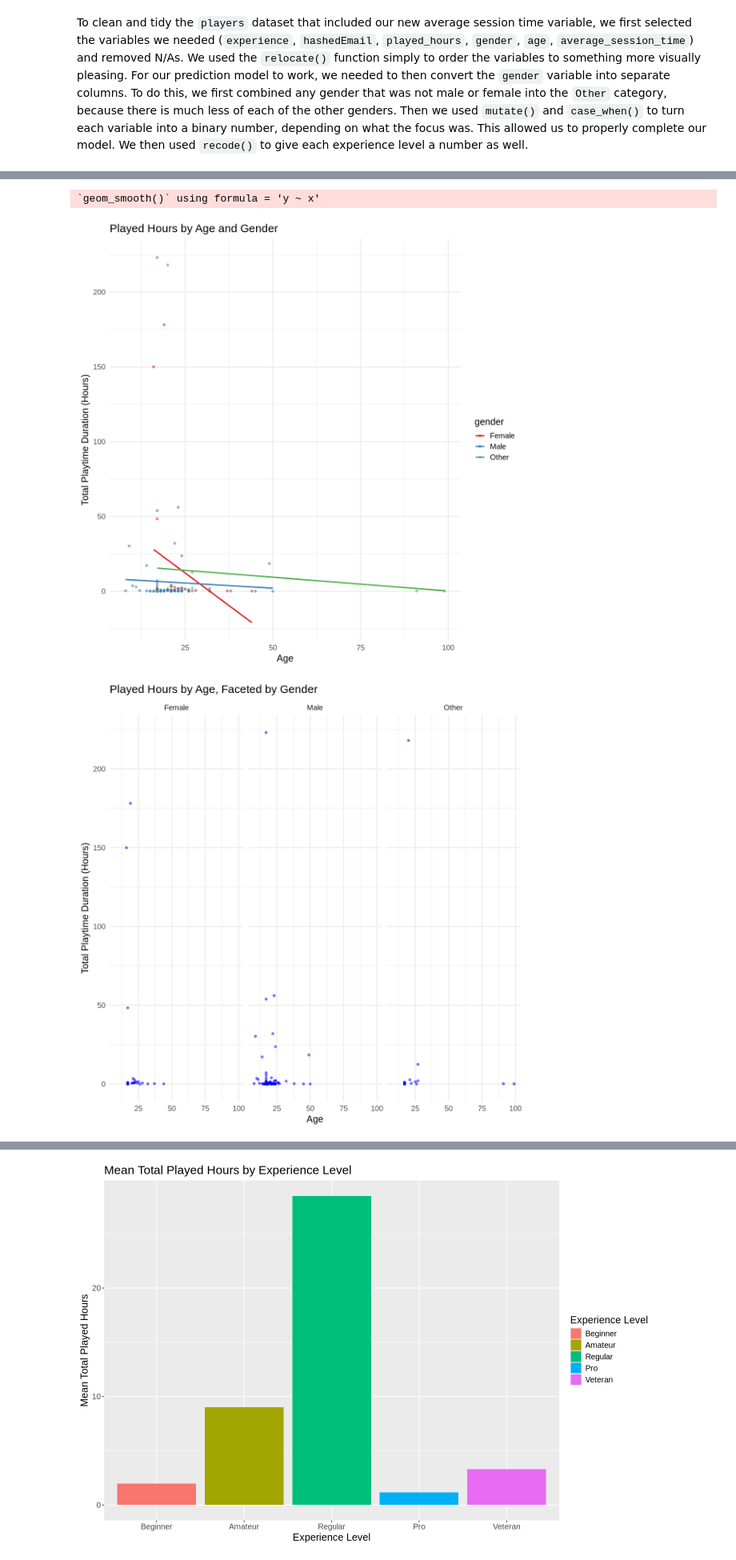
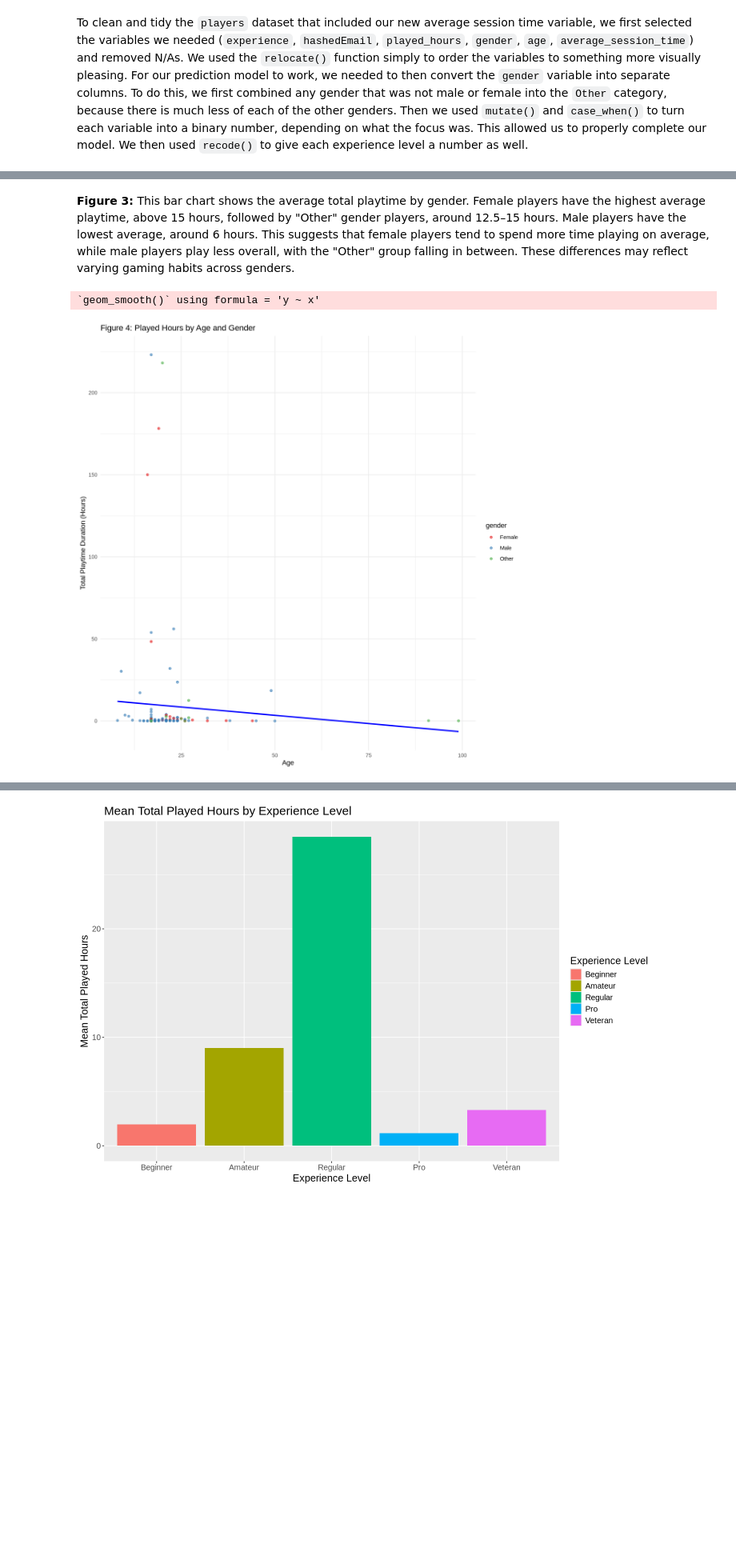
Before and after one commit to Michaele0128/Final_Project, a Jupyter notebook: Final Project.ipynb, the cells around one changed output, grey strips where cells are left out. Shown at 80% size. Drawn from its saved outputs; the diff is of its cells as text; code cells hidden in the pictures; blank space fills up the shorter version.

Commit message:
Added explanations for the graphs

```diff
--- a/Final Project.ipynb
+++ b/Final Project.ipynb
@@ -243,23 +251,17 @@ ggplot(gender_summary, aes(x = gender, y = mean_hours, fill = gender)) +
+# %% [markdown]
+**Figure 3:** This bar chart shows the average total playtime by gender. Female players have the highest average playtime, above 15 hours, followed by "Other" gender players, around 12.5–15 hours. Male players have the lowest average, around 6 hours. This suggests that female players tend to spend more time playing on average, while male players play less overall, with the "Other" group falling in between. These differences may reflect varying gaming habits across genders.
 # %%
-#Visualizing age vs played hours with gender
-ggplot(players_tidy, aes(x = age, y = played_hours, color = gender)) +
-  geom_point(alpha = 0.5) +
-  geom_smooth(method = "lm", se = FALSE) +
+# Visualizing age vs played hours with gender
+age_played_hours <- ggplot(players_tidy, aes(x = age, y = played_hours, color = gender)) +
+  geom_point(alpha = 0.6) +
+  geom_smooth(method = "lm", se = FALSE, color = "blue") +
   xlab("Age") +
   ylab("Total Playtime Duration (Hours)") +
-  ggtitle("Played Hours by Age and Gender") +
-  theme_minimal(base_size = 15) +
+  ggtitle("Figure 4: Played Hours by Age and Gender") +
+  theme_minimal() +
   scale_color_brewer(palette = "Set1")
 
-#We can choose from these i am not sure which one is better
-ggplot(players_tidy, aes(x = age, y = played_hours)) +
-  geom_point(alpha = 0.5, color = "blue") +
-  facet_wrap(~ gender) +
-  xlab("Age") +
-  ylab("Total Playtime Duration (Hours)") +
-  ggtitle("Played Hours by Age, Faceted by Gender") +
-  theme_minimal(base_size = 15)
+age_played_hours
 # %% [output]
 `geom_smooth()` using formula = 'y ~ x'
-[figure, old version]
+[figure, new version]
-[figure, removed]
```
Also changed, not shown: parts of 7 cells of this notebook.
